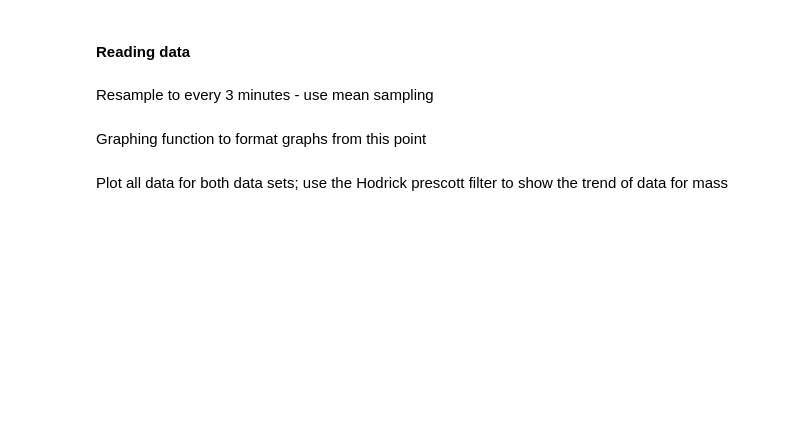
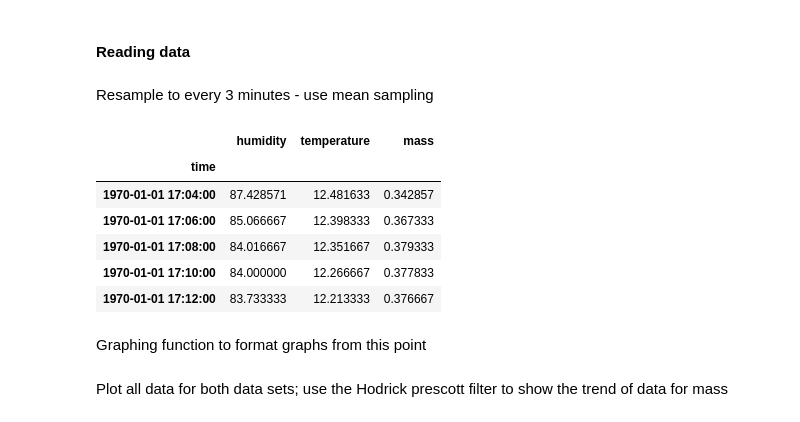
Before and after one commit to leahpattison/atmosphericWaterCollector, a Jupyter notebook: size2/Time Series Analysis 2.ipynb, the cells around one changed output. Cells and saved outputs as stored; diff of their text form; code cells hidden in the pictures; blank space fills up the shorter version.

```diff
--- a/size2/Time Series Analysis 2.ipynb
+++ b/size2/Time Series Analysis 2.ipynb
@@ -67,17 +89,33 @@ Resample to every 3 minutes - use mean sampling
 # %%
 # Open all data for size_0 data set
 
-df1 = pd.read_csv('./atmosphericWaterCollector/size2/input/exp1.csv',  header = None, names = ["time", "humidity", "temperature", "mass"])
+df1 = pd.read_csv('./atmosphericWaterCollector/size2/input/exp2.csv',  header = None, names = ["time", "humidity", "temperature", "mass"])
 df1["time"] = pd.to_datetime(df1["time"], unit='s')
 df1 = df1.set_index(pd.DatetimeIndex(df1["time"]))
 del df1["time"]
-df1 = df1.resample('2T').mean()
+#df1 = df1.resample('2T').mean()
 
-df2 = pd.read_csv('./atmosphericWaterCollector/size2/input/exp2.csv',  header = None, names = ["time", "humidity", "temperature", "mass"])
+df2 = pd.read_csv('./atmosphericWaterCollector/size2/input/exp1.csv',  header = None, names = ["time", "humidity", "temperature", "mass", "1", "2", "3", "4", "5"])
 df2["time"] = pd.to_datetime(df2["time"], unit='s')
 df2 = df2.set_index(pd.DatetimeIndex(df2["time"]))
 del df2["time"]
-#df2 = df2.resample('2T').mean()
+df2 = df2.resample('2T').mean()
+df2 = df2.drop(columns=["1","2","3","4","5"])
+
+df1 = df1.dropna()
+df2 = df2.dropna()
+
+df1 = df1.loc[df1.index < df2.index[-1]]
+
+df2.head()
+# %% [output]
+|  | humidity | temperature | mass |
+| time |  |  |  |
+| 1970-01-01 17:04:00 | 87.428571 | 12.481633 | 0.342857 |
+| 1970-01-01 17:06:00 | 85.066667 | 12.398333 | 0.367333 |
+| 1970-01-01 17:08:00 | 84.016667 | 12.351667 | 0.379333 |
+| 1970-01-01 17:10:00 | 84.000000 | 12.266667 | 0.377833 |
+| 1970-01-01 17:12:00 | 83.733333 | 12.213333 | 0.376667 |
 # %% [markdown]
 Graphing function to format graphs from this point
 # %%
```
Also changed, not shown: parts of 13 cells of this notebook.
